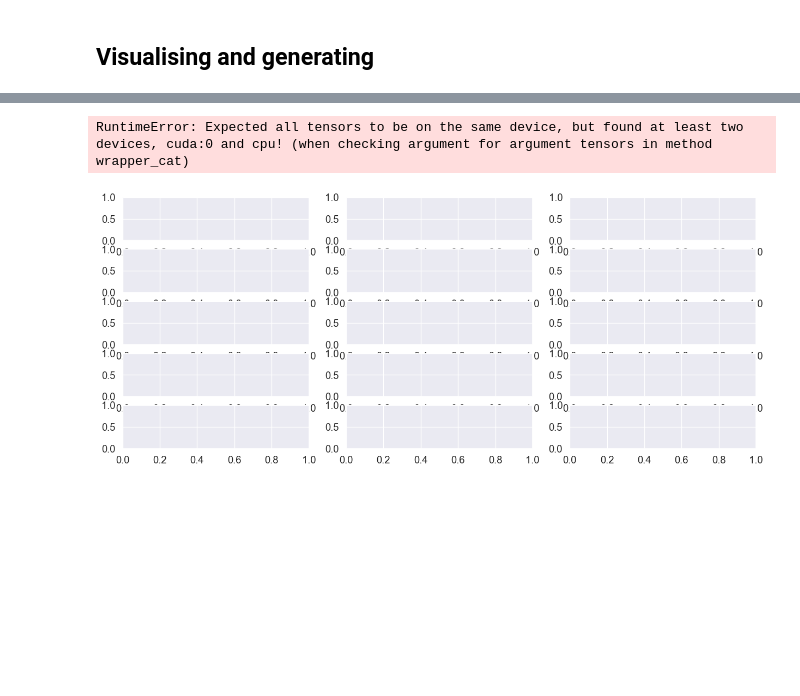
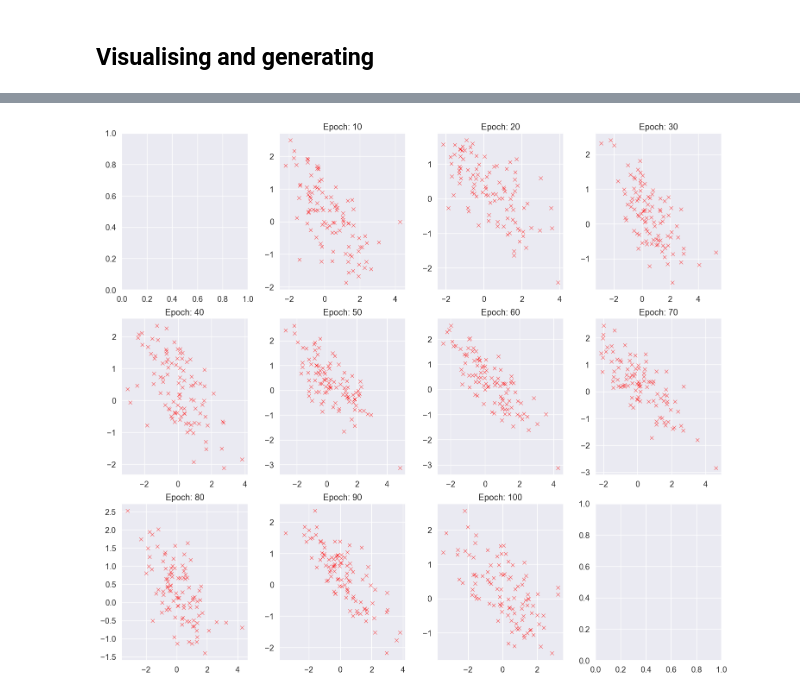
Before and after one commit to PritRaj1/IIB-Project-LatentEBM-Variance-Study, a Jupyter notebook: Notebooks/DenoisingDiffusionModel.ipynb, the cells around one changed output, grey strips where cells are left out. Drawn from its saved outputs; the diff is of its cells as text; code cells hidden in the pictures; blank space fills up the shorter version.

```diff
--- a/Notebooks/DenoisingDiffusionModel.ipynb
+++ b/Notebooks/DenoisingDiffusionModel.ipynb
@@ -137,12 +138,14 @@ class NeuralNet(nn.Module):
 # %%
 ## Visualise a forwards diffusion
 
+device = 'cuda' if torch.cuda.is_available() else 'cpu'
+
 # Load the moons dataset
 X, _ = make_moons(n_samples=100, noise=0.05, random_state=42)
-X = torch.tensor(X)
+X = torch.tensor(X, device=device)
 
 # Create an instance of the diffusion model -- use defualt settings in this case
-D = Diffuser()
+D = Diffuser(device=device)
 
 # Calculate the number of rows and columns for subplots
 plot_every = 25  # Plot every 10th timestep
@@ -162,9 +165,13 @@ for t in range(num_timesteps):
         row = plot_num // num_cols
         col = plot_num % num_cols
 
+        # Convert noisy_data to CPU tensor for plotting
+        noisy_data_cpu = noisy_data.cpu()
+        print(noisy_data_cpu.shape)
+
         # Scatter plots using Seaborn
-        sns.scatterplot(x=X[:, 0], y=X[:, 1], color='blue', marker='o', label='Original Data', ax=axs[row, col])
-        sns.scatterplot(x=noisy_data[:, 0].cpu().numpy(), y=noisy_data[:, 1].cpu().numpy(),
+        sns.scatterplot(x=X[:, 0].cpu().numpy(), y=X[:, 1].cpu().numpy(), color='blue', marker='o', label='Original Data', ax=axs[row, col])
+        sns.scatterplot(x=noisy_data_cpu[:, 0].numpy(), y=noisy_data_cpu[:, 1].numpy(),
                         color='red', marker='x', label=f'Noisy Data (t={t})', ax=axs[row, col])
 
         axs[row, col].set_title(f'Noisy Data at timestep {t}')
@@ -177,43 +192,56 @@ plt.show()
 # %%
 ## Training and sampling
 
-NUM_EPOCHS=10
+NUM_EPOCHS=100
 LR=0.001
 TIMESTEPS=50
 shape = 1
-net = NeuralNet(input_dim=1, output_dim=1, num_timesteps = D.T)
+net = NeuralNet(input_dim=2, output_dim=1, num_timesteps = D.T).to(device)
 optimiser = torch.optim.Adam(net.parameters(), lr=LR, amsgrad=True)
 loss_function = nn.MSELoss()
 
-# Create a new figure and axis for subplots
-num_rows=5
-num_cols=3
-sample_every = 2  # Sample every 10th epoch
-fig, axs = plt.subplots(num_rows, num_cols, figsize=(15, 6))
+# Use loaded dataset
+X.to(device)
+
+# Create an instance of the diffusion model -- use defualt settings in this case
+D = Diffuser(num_timesteps=TIMESTEPS, device=device)
+
+# Calculate the number of rows and columns for subplots
+sample_every = 10 # Plot every 10th timestep
+num_timesteps = D.T
+num_plots = (NUM_EPOCHS // sample_every)
+num_cols = min(4, num_plots)  # Maximum of 2 columns
+num_rows = (num_plots - 1) // num_cols + 1
+
+# Create a figure with subplots
+fig, axs = plt.subplots(num_rows, num_cols, figsize=(15, 5 * num_rows))
 
 for epoch in range(1, NUM_EPOCHS+1):
         avg_loss= D.training_step(model=net,
                                   X=X,
                                   optimiser=optimiser,
                                   loss_fn=loss_function,
                                   current_epoch=epoch)
 
         if epoch % sample_every == 0:
                 with torch.no_grad():
                         # Sample from p(x_t) -> reverse diffuse
-                        x0 = D.reverse_diffusion(model=net, X_shape=2)
+
+                        x0 = D.reverse_diffusion(model=net)
 
                         plot_num = epoch // sample_every
                         row = plot_num // num_cols
                         col = plot_num % num_cols
 
                         # Plot x0 on the specified subplot
-                        axs[row, col].plot(x0, label=f'Epoch {epoch}')
+                        sns.scatterplot(x=x0[:, 0].cpu().numpy(), y=x0[:, 1].cpu().numpy(),
+                        color='red', marker='x', ax=axs[row, col])
+
+                        axs[row, col].set_title(f'Epoch: {epoch}')
 
 # Adjust layout and show the plot
 plt.tight_layout()
 plt.subplots_adjust(top=0.85)
 plt.show()
 # %% [output]
-RuntimeError: Expected all tensors to be on the same device, but found at least two devices, cuda:0 and cpu! (when checking argument for argument tensors in method wrapper_cat)
-[figure, old version]
+[figure, new version]
```
Also changed, not shown: parts of 3 cells of this notebook, 1 other file.
